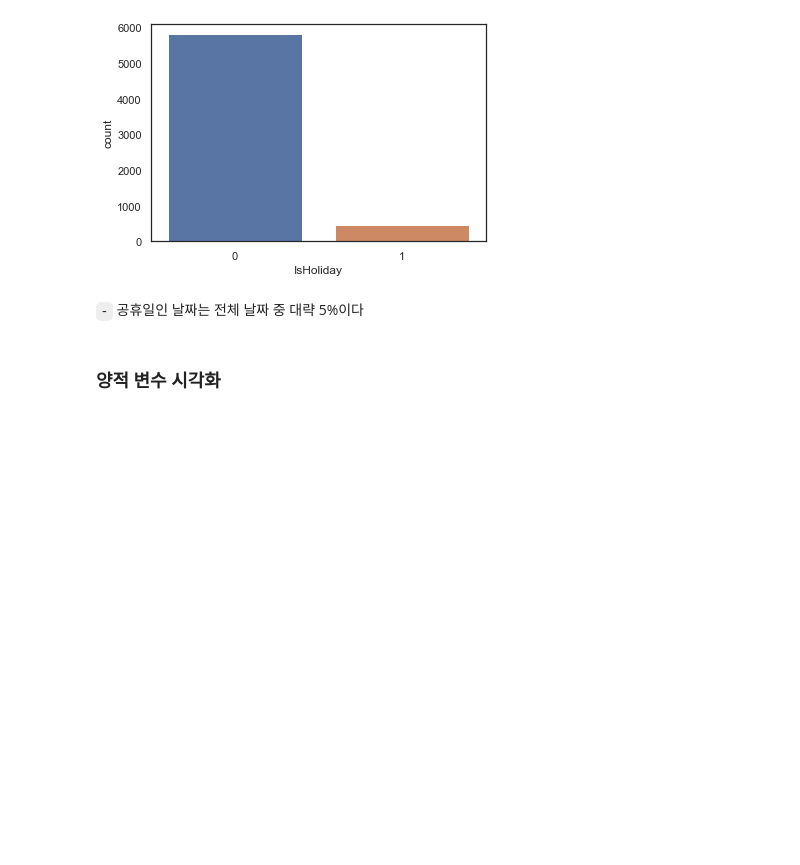
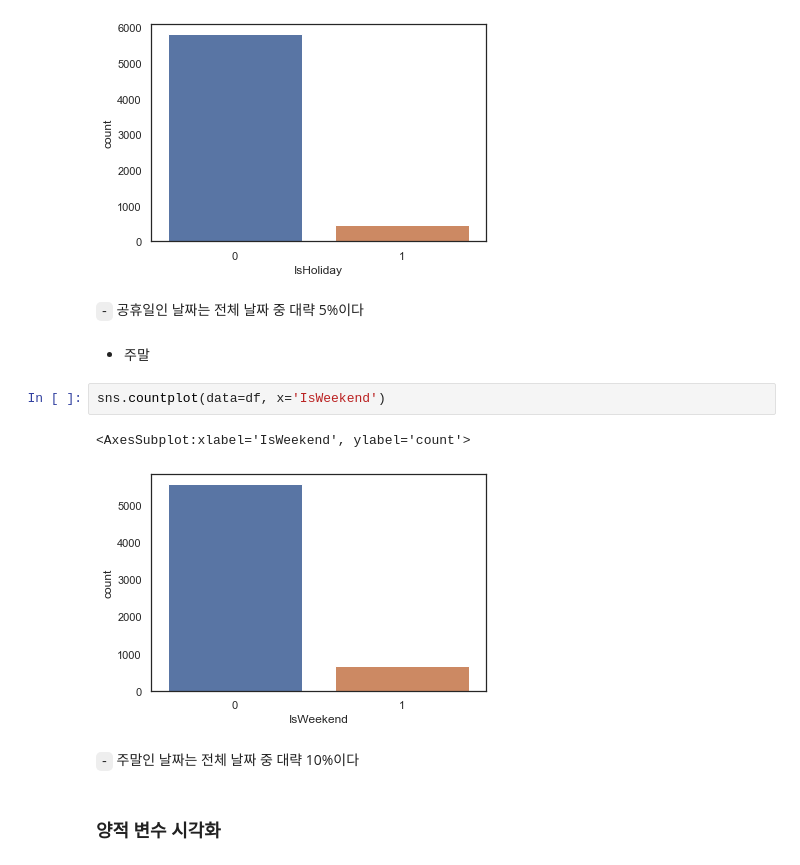
Before and after one commit to Jaesu26/Dacon-Basic, a Jupyter notebook: 쇼핑몰지점별-매출액-예측/쇼핑몰지점별-매출액-EDA모델링/쇼핑몰지점별-매출액-EDA.ipynb, the cells around one changed output. Saved outputs shown, nothing was run; the diff lists cells and outputs as text; blank space fills up the shorter version.

```diff
--- a/쇼핑몰지점별-매출액-예측/쇼핑몰지점별-매출액-EDA모델링/쇼핑몰지점별-매출액-EDA.ipynb
+++ b/쇼핑몰지점별-매출액-예측/쇼핑몰지점별-매출액-EDA모델링/쇼핑몰지점별-매출액-EDA.ipynb
@@ -175,6 +185,15 @@ sns.countplot(data=df, x='IsHoliday')
 [figure]
 # %% [markdown]
 `-` 공휴일인 날짜는 전체 날짜 중 대략 5%이다
+# %% [markdown]
+- 주말
+# %%
+sns.countplot(data=df, x='IsWeekend')
+# %% [output]
+<AxesSubplot:xlabel='IsWeekend', ylabel='count'>
+[figure, added]
+# %% [markdown]
+`-`  주말인 날짜는 전체 날짜 중 대략 10%이다
 # %% [markdown]
 ### 양적 변수 시각화
 # %% [markdown]
```
Also changed, not shown: parts of 21 cells of this notebook.
